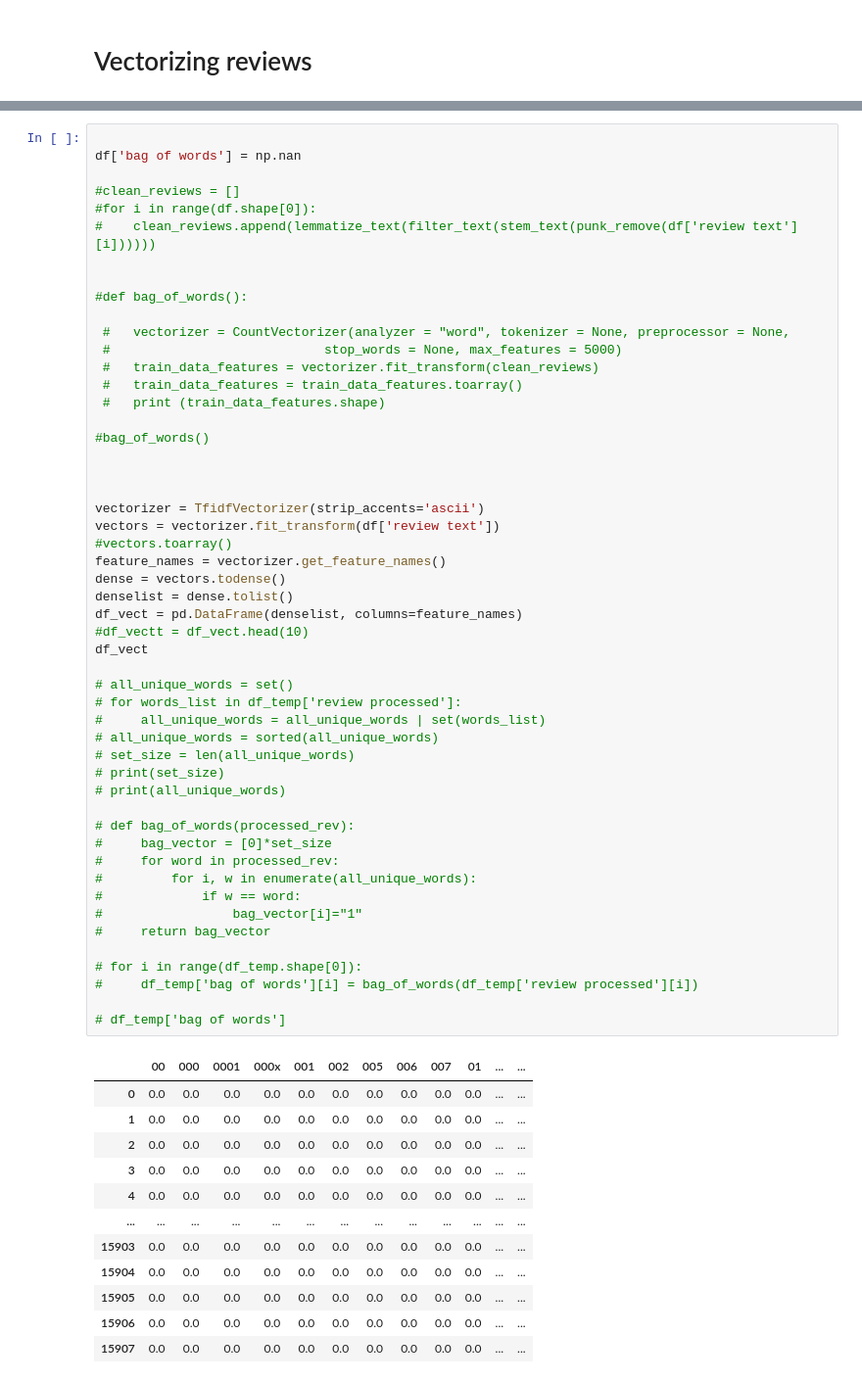
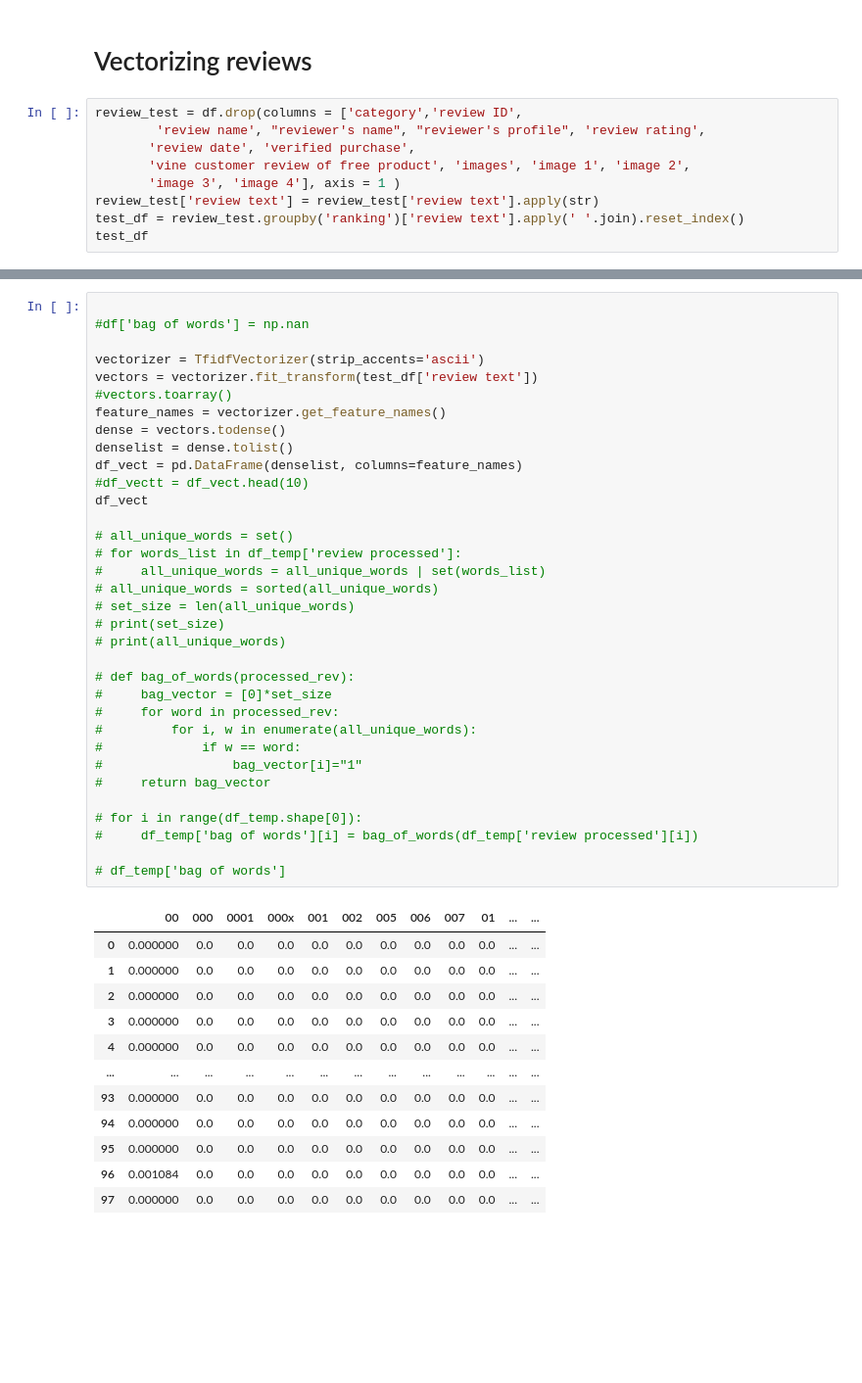
Before and after one commit to JGomez89/Project3-textmining-linearregression, a Jupyter notebook: Technique_1&2.ipynb, the cells around one changed output, grey strips where cells are left out. Shown at 98% size. Drawn from its saved outputs; the diff is of its cells as text; blank space fills up the shorter version.

```diff
--- a/Technique_1&2.ipynb
+++ b/Technique_1&2.ipynb
@@ -187,3 +189,12 @@ plt.show()
 # plt.show()
 # %% [markdown]
 # Vectorizing reviews
+# %%
+review_test = df.drop(columns = ['category','review ID',
+        'review name', "reviewer's name", "reviewer's profile", 'review rating',
+       'review date', 'verified purchase',
+       'vine customer review of free product', 'images', 'image 1', 'image 2',
+       'image 3', 'image 4'], axis = 1 )
+review_test['review text'] = review_test['review text'].apply(str)
+test_df = review_test.groupby('ranking')['review text'].apply(' '.join).reset_index()
+test_df
@@ -190,64 +215,47 @@ plt.show()
 # %%
 
-df['bag of words'] = np.nan
-
-#clean_reviews = []
-#for i in range(df.shape[0]):
-#    clean_reviews.append(lemmatize_text(filter_text(stem_text(punk_remove(df['review text'][i])))))
-
-
-#def bag_of_words():
-
- #   vectorizer = CountVectorizer(analyzer = "word", tokenizer = None, preprocessor = None,
- #                            stop_words = None, max_features = 5000)
- #   train_data_features = vectorizer.fit_transform(clean_reviews)
- #   train_data_features = train_data_features.toarray()
- #   print (train_data_features.shape)
-
-#bag_of_words()
-
-
+#df['bag of words'] = np.nan
 
 vectorizer = TfidfVectorizer(strip_accents='ascii')
-vectors = vectorizer.fit_transform(df['review text'])
+vectors = vectorizer.fit_transform(test_df['review text'])
 #vectors.toarray()
 feature_names = vectorizer.get_feature_names()
 dense = vectors.todense()
 denselist = dense.tolist()
 df_vect = pd.DataFrame(denselist, columns=feature_names)
 #df_vectt = df_vect.head(10)
 df_vect
 
 # all_unique_words = set()
 # for words_list in df_temp['review processed']:
 #     all_unique_words = all_unique_words | set(words_list)
 # all_unique_words = sorted(all_unique_words)
 # set_size = len(all_unique_words)
 # print(set_size)
 # print(all_unique_words)
 
 # def bag_of_words(processed_rev):
 #     bag_vector = [0]*set_size
 #     for word in processed_rev:
 #         for i, w in enumerate(all_unique_words):
 #             if w == word:
 #                 bag_vector[i]="1"
 #     return bag_vector
 
 # for i in range(df_temp.shape[0]):
 #     df_temp['bag of words'][i] = bag_of_words(df_temp['review processed'][i])
 
 # df_temp['bag of words']
 # %% [output]
 |  | 00 | 000 | 0001 | 000x | 001 | 002 | 005 | 006 | 007 | 01 | ... | ... |
-| 0 | 0.0 | 0.0 | 0.0 | 0.0 | 0.0 | 0.0 | 0.0 | 0.0 | 0.0 | 0.0 | ... | ... |
-| 1 | 0.0 | 0.0 | 0.0 | 0.0 | 0.0 | 0.0 | 0.0 | 0.0 | 0.0 | 0.0 | ... | ... |
-| 2 | 0.0 | 0.0 | 0.0 | 0.0 | 0.0 | 0.0 | 0.0 | 0.0 | 0.0 | 0.0 | ... | ... |
-| 3 | 0.0 | 0.0 | 0.0 | 0.0 | 0.0 | 0.0 | 0.0 | 0.0 | 0.0 | 0.0 | ... | ... |
-| 4 | 0.0 | 0.0 | 0.0 | 0.0 | 0.0 | 0.0 | 0.0 | 0.0 | 0.0 | 0.0 | ... | ... |
+| 0 | 0.000000 | 0.0 | 0.0 | 0.0 | 0.0 | 0.0 | 0.0 | 0.0 | 0.0 | 0.0 | ... | ... |
+| 1 | 0.000000 | 0.0 | 0.0 | 0.0 | 0.0 | 0.0 | 0.0 | 0.0 | 0.0 | 0.0 | ... | ... |
+| 2 | 0.000000 | 0.0 | 0.0 | 0.0 | 0.0 | 0.0 | 0.0 | 0.0 | 0.0 | 0.0 | ... | ... |
+| 3 | 0.000000 | 0.0 | 0.0 | 0.0 | 0.0 | 0.0 | 0.0 | 0.0 | 0.0 | 0.0 | ... | ... |
+| 4 | 0.000000 | 0.0 | 0.0 | 0.0 | 0.0 | 0.0 | 0.0 | 0.0 | 0.0 | 0.0 | ... | ... |
 | ... | ... | ... | ... | ... | ... | ... | ... | ... | ... | ... | ... | ... |
-| 15903 | 0.0 | 0.0 | 0.0 | 0.0 | 0.0 | 0.0 | 0.0 | 0.0 | 0.0 | 0.0 | ... | ... |
-| 15904 | 0.0 | 0.0 | 0.0 | 0.0 | 0.0 | 0.0 | 0.0 | 0.0 | 0.0 | 0.0 | ... | ... |
-| 15905 | 0.0 | 0.0 | 0.0 | 0.0 | 0.0 | 0.0 | 0.0 | 0.0 | 0.0 | 0.0 | ... | ... |
-| 15906 | 0.0 | 0.0 | 0.0 | 0.0 | 0.0 | 0.0 | 0.0 | 0.0 | 0.0 | 0.0 | ... | ... |
-| 15907 | 0.0 | 0.0 | 0.0 | 0.0 | 0.0 | 0.0 | 0.0 | 0.0 | 0.0 | 0.0 | ... | ... |
+| 93 | 0.000000 | 0.0 | 0.0 | 0.0 | 0.0 | 0.0 | 0.0 | 0.0 | 0.0 | 0.0 | ... | ... |
+| 94 | 0.000000 | 0.0 | 0.0 | 0.0 | 0.0 | 0.0 | 0.0 | 0.0 | 0.0 | 0.0 | ... | ... |
+| 95 | 0.000000 | 0.0 | 0.0 | 0.0 | 0.0 | 0.0 | 0.0 | 0.0 | 0.0 | 0.0 | ... | ... |
+| 96 | 0.001084 | 0.0 | 0.0 | 0.0 | 0.0 | 0.0 | 0.0 | 0.0 | 0.0 | 0.0 | ... | ... |
+| 97 | 0.000000 | 0.0 | 0.0 | 0.0 | 0.0 | 0.0 | 0.0 | 0.0 | 0.0 | 0.0 | ... | ... |
```
Also changed, not shown: parts of 7 cells of this notebook.
